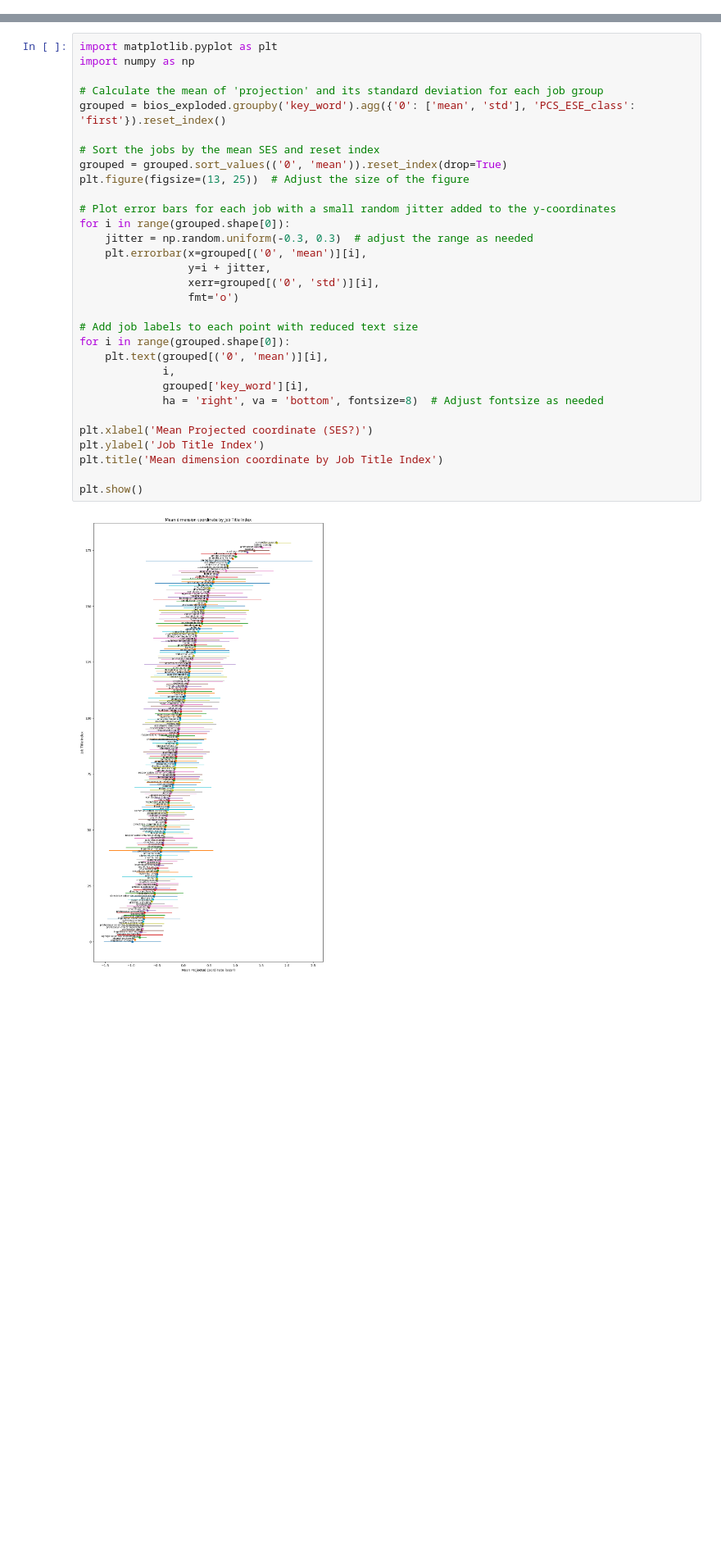
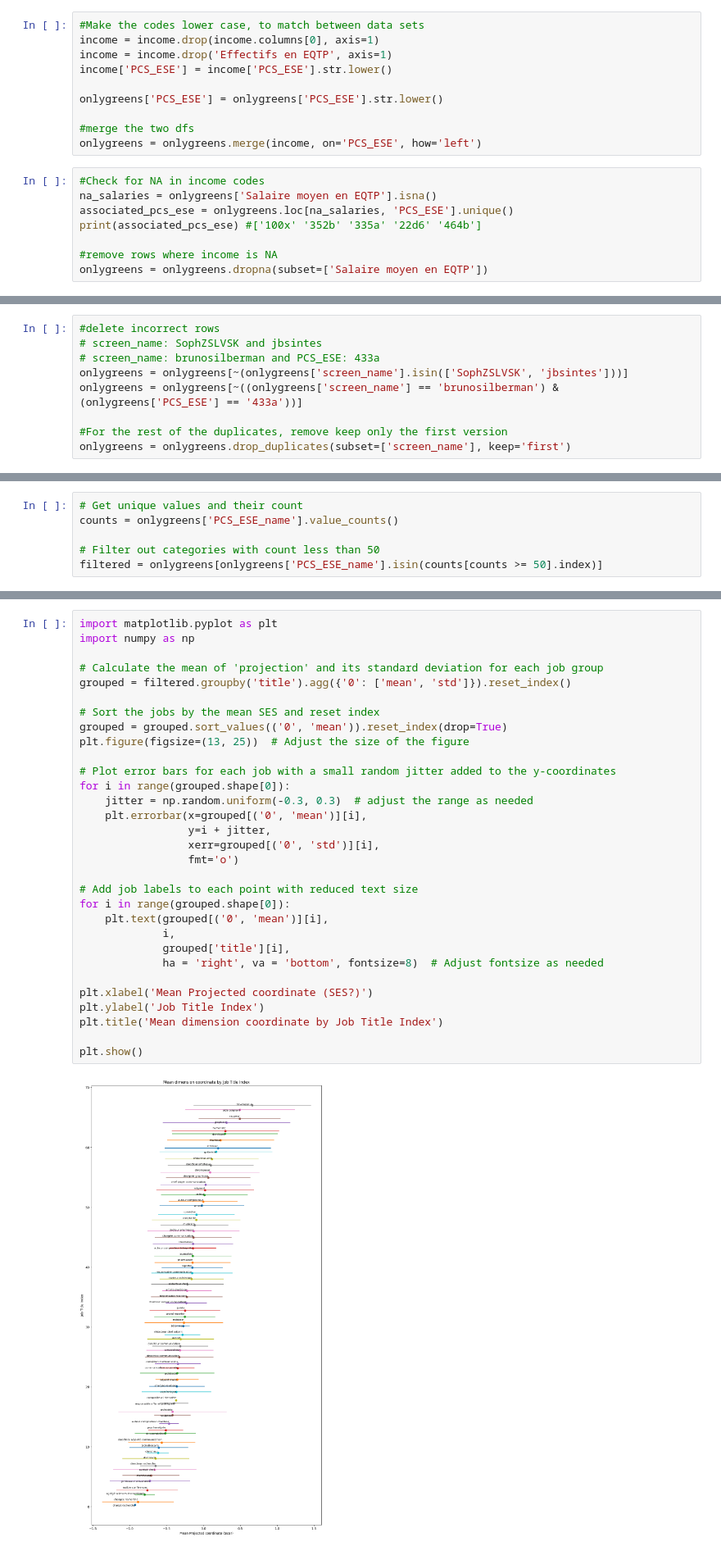
Before and after one commit to livtol99/Liv-Stage---FOCOS-Hand-Over, a Jupyter notebook: Code/Brand Validation/Income_val.ipynb, the cells around one changed output, grey strips where cells are left out. Shown at 82% size. Drawn from its saved outputs; the diff is of its cells as text; blank space fills up the shorter version.

```diff
--- a/Code/Brand Validation/Income_val.ipynb
+++ b/Code/Brand Validation/Income_val.ipynb
@@ -583,0 +347,18 @@ bios_exploded = bios_exploded.merge(job_titles, on='titles', how='left')
+# %%
+#Make the codes lower case, to match between data sets
+income = income.drop(income.columns[0], axis=1)
+income = income.drop('Effectifs en EQTP', axis=1)
+income['PCS_ESE'] = income['PCS_ESE'].str.lower()
+
+onlygreens['PCS_ESE'] = onlygreens['PCS_ESE'].str.lower()
+
+#merge the two dfs
+onlygreens = onlygreens.merge(income, on='PCS_ESE', how='left')
+# %%
+#Check for NA in income codes
+na_salaries = onlygreens['Salaire moyen en EQTP'].isna()
+associated_pcs_ese = onlygreens.loc[na_salaries, 'PCS_ESE'].unique()
+print(associated_pcs_ese) #['100x' '352b' '335a' '22d6' '464b']
+
+#remove rows where income is NA
+onlygreens = onlygreens.dropna(subset=['Salaire moyen en EQTP'])
@@ -583,0 +383,9 @@ bios_exploded = bios_exploded.merge(job_titles, on='titles', how='left')
+# %%
+#delete incorrect rows
+# screen_name: SophZSLVSK and jbsintes
+# screen_name: brunosilberman and PCS_ESE: 433a
+onlygreens = onlygreens[~(onlygreens['screen_name'].isin(['SophZSLVSK', 'jbsintes']))]
+onlygreens = onlygreens[~((onlygreens['screen_name'] == 'brunosilberman') & (onlygreens['PCS_ESE'] == '433a'))]
+
+#For the rest of the duplicates, remove keep only the first version
+onlygreens = onlygreens.drop_duplicates(subset=['screen_name'], keep='first')
@@ -583,0 +487,6 @@ bios_exploded = bios_exploded.merge(job_titles, on='titles', how='left')
+# %%
+# Get unique values and their count
+counts = onlygreens['PCS_ESE_name'].value_counts()
+
+# Filter out categories with count less than 50
+filtered = onlygreens[onlygreens['PCS_ESE_name'].isin(counts[counts >= 50].index)]
@@ -584,33 +497,33 @@ bios_exploded = bios_exploded.merge(job_titles, on='titles', how='left')
 # %%
 import matplotlib.pyplot as plt
 import numpy as np
 
 # Calculate the mean of 'projection' and its standard deviation for each job group
-grouped = bios_exploded.groupby('key_word').agg({'0': ['mean', 'std'], 'PCS_ESE_class': 'first'}).reset_index()
+grouped = filtered.groupby('title').agg({'0': ['mean', 'std']}).reset_index()
 
 # Sort the jobs by the mean SES and reset index
 grouped = grouped.sort_values(('0', 'mean')).reset_index(drop=True)
 plt.figure(figsize=(13, 25))  # Adjust the size of the figure
 
 # Plot error bars for each job with a small random jitter added to the y-coordinates
 for i in range(grouped.shape[0]):
     jitter = np.random.uniform(-0.3, 0.3)  # adjust the range as needed
     plt.errorbar(x=grouped[('0', 'mean')][i],
                  y=i + jitter,
                  xerr=grouped[('0', 'std')][i],
                  fmt='o')
 
 # Add job labels to each point with reduced text size
 for i in range(grouped.shape[0]):
     plt.text(grouped[('0', 'mean')][i],
              i,
-             grouped['key_word'][i],
+             grouped['title'][i],
              ha = 'right', va = 'bottom', fontsize=8)  # Adjust fontsize as needed
 
 plt.xlabel('Mean Projected coordinate (SES?)')
 plt.ylabel('Job Title Index')
 plt.title('Mean dimension coordinate by Job Title Index')
 
 plt.show()
 # %% [output]
-[figure, old version]
+[figure, new version]
```
Also changed, not shown: parts of 30 cells of this notebook.
